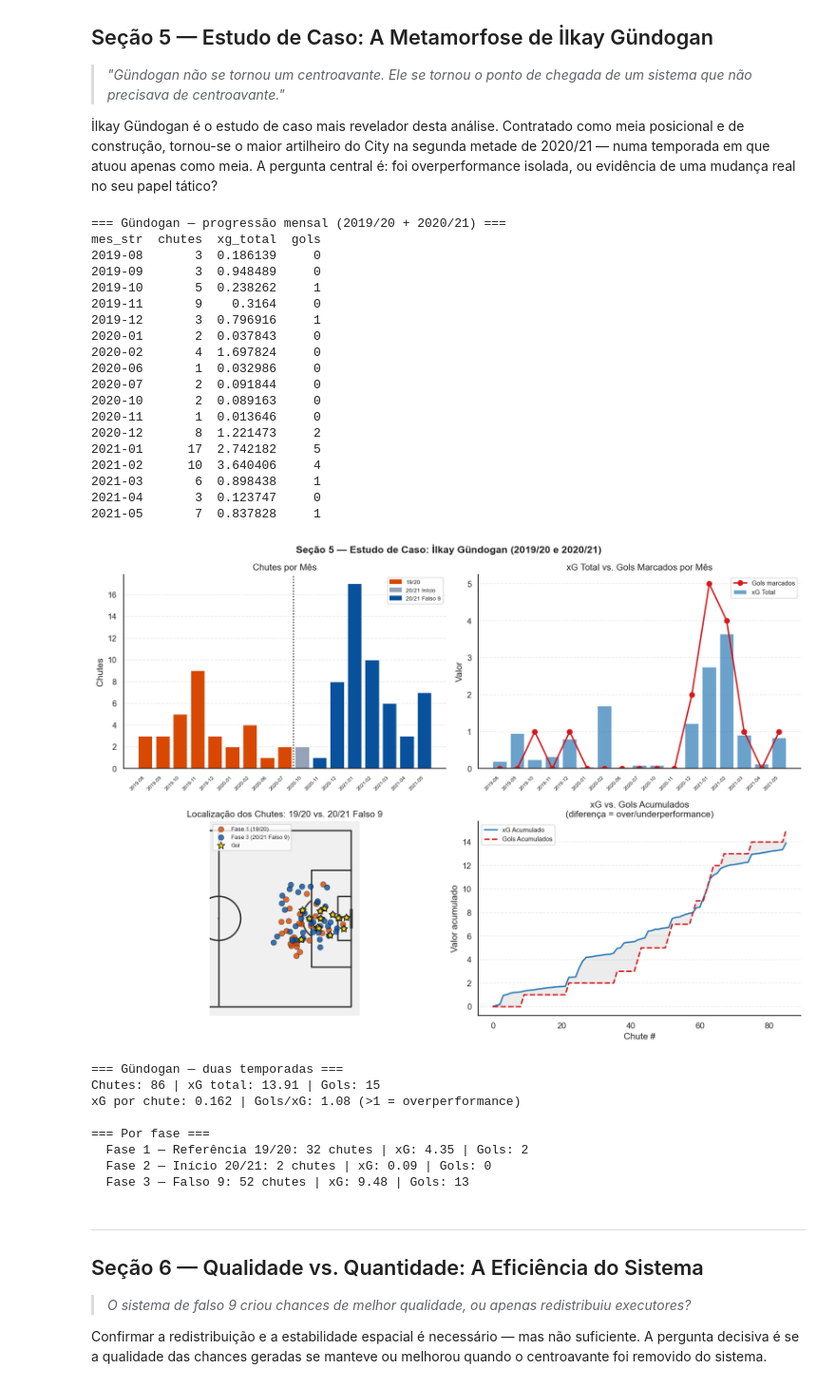
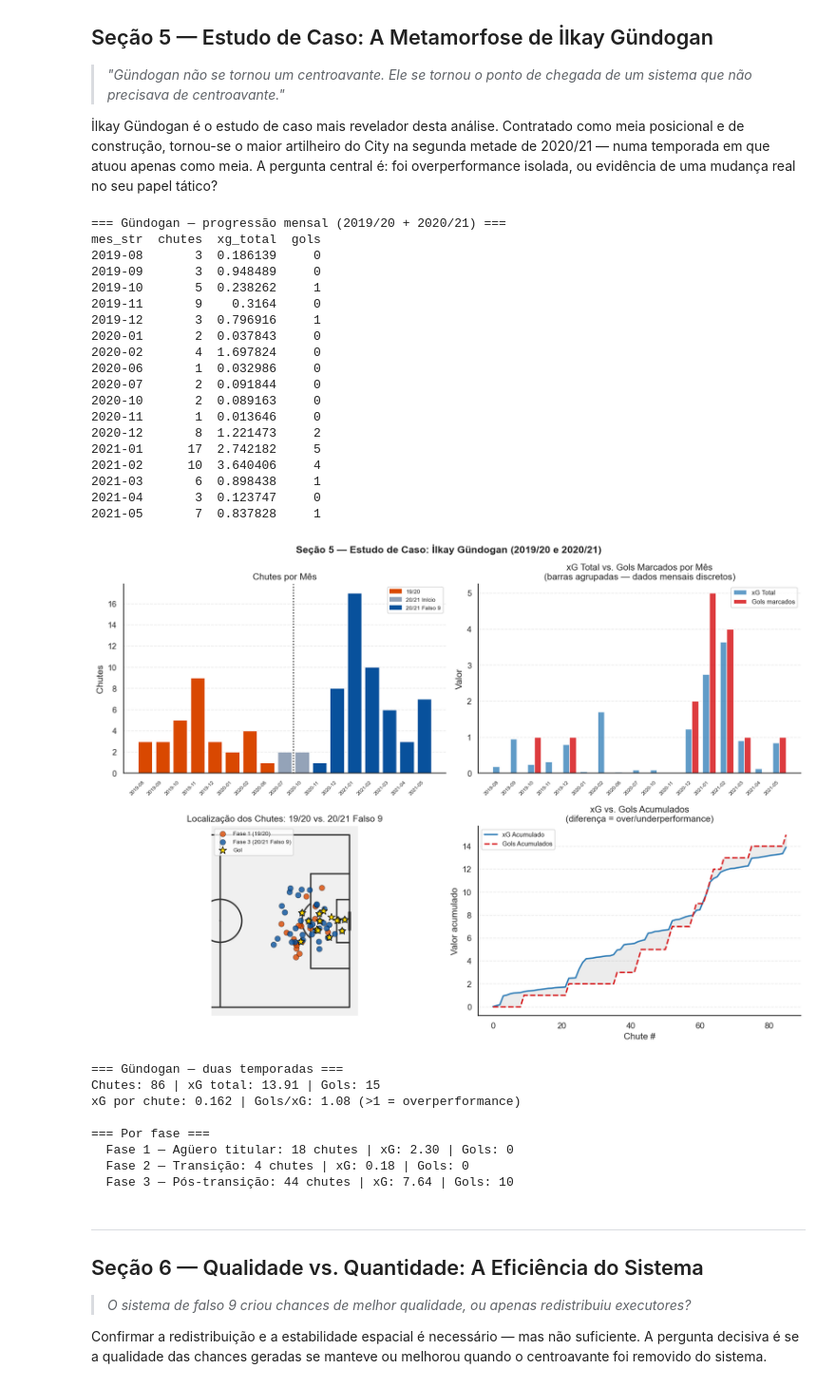
Before and after one commit to carolabdu/futebol-analise, a Jupyter notebook: Analise_City_19_20_20_21_completo.ipynb, the cells around one changed output. Shown at 95% size. Drawn from its saved outputs; the diff is of its cells as text; code cells hidden in the pictures.

```diff
--- a/Analise_City_19_20_20_21_completo.ipynb
+++ b/Analise_City_19_20_20_21_completo.ipynb
@@ -81,6 +84,8 @@ mc_shots = df_shots[df_shots['team'].str.contains('Manchester City', case=False,
 
 # Garantir formato datetime
 mc_shots['date'] = pd.to_datetime(mc_shots['date'])
+# Criar coluna match_date (data do jogo) para agregações por partida
+mc_shots['match_date'] = mc_shots['date'].dt.date
 
 # Converter coordenadas Understat (0-1) para StatsBomb (0-120 x 0-80)
 if 'x_sb' not in mc_shots.columns:
@@ -495,7 +593,7 @@ def hhi(group):
 mc_shots_valid = mc_shots[mc_shots['fase'].notna()].copy()
 
 hhi_per_game = (
-    mc_shots_valid.groupby(['date', 'fase'])
+    mc_shots_valid.groupby(['match_date', 'fase'])
     .apply(hhi)
     .reset_index(name='hhi')
 )
@@ -527,15 +625,15 @@ ax.set_ylim(0, 1)
 
 ax2 = axes[1]
 hhi_trend = hhi_per_game.copy()
-hhi_trend['date'] = pd.to_datetime(hhi_trend['date'])
-hhi_trend = hhi_trend.sort_values('date')
+hhi_trend['match_date'] = pd.to_datetime(hhi_trend['match_date'])
+hhi_trend = hhi_trend.sort_values('match_date')
 
 rolling_window = hhi_trend['hhi'].rolling(window=5, min_periods=2).mean()
-ax2.plot(hhi_trend['date'], rolling_window, color='#333333', linewidth=2, label='Média móvel (5 jogos)')
+ax2.plot(hhi_trend['match_date'], rolling_window, color='#333333', linewidth=2, label='Média móvel (5 jogos)')
 
 for fase in fase_order:
     sub = hhi_trend[hhi_trend['fase'] == fase]
-    ax2.scatter(sub['date'], sub['hhi'], color=cores_fase[fase], s=35, alpha=0.6, label=fase)
+    ax2.scatter(sub['match_date'], sub['hhi'], color=cores_fase[fase], s=35, alpha=0.6, label=fase)
 
 # Linhas de marco temporal
 DATA_VIRADA = pd.Timestamp('2021-01-03')
@@ -591,26 +698,27 @@ fig.suptitle(
     fontsize=14, fontweight='bold'
 )
 
-# Classificar mês por fase para colorir
-def classify_month(mes_str):
-    d = pd.Timestamp(mes_str + '-01')
-    if d < DATA_FIM_1920:
-        return '#D94801'
-    elif d <= DATA_FIM_FASE2:
-        return '#94A3B8'
-    else:
-        return '#08519C'
+def classify_month_fixed(mes_str):
+    amostra_mes = mc_shots[mc_shots['match_date_key'].str.startswith(mes_str)]
+    if len(amostra_mes) > 0:
+        fase_predominante = amostra_mes['fase'].value_counts().index[0]
+        if fase_predominante == fase1_label:
+            return '#D94801'
+        elif fase_predominante == fase2_label:
+            return '#94A3B8'
+        elif fase_predominante == fase3_label:
+            return '#08519C'
+    return '#94A3B8'
 
 x = range(len(monthly))
 
 ax = axes[0, 0]
-bar_colors = [classify_month(m) for m in monthly['mes_str']]
+bar_colors = [classify_month_fixed(m) for m in monthly['mes_str']]
 bars = ax.bar(x, monthly['chutes'], color=bar_colors, edgecolor='white', linewidth=0.5)
 ax.set_xticks(x)
 ax.set_xticklabels(monthly['mes_str'], rotation=45, ha='right', fontsize=7)
 ax.set_ylabel('Chutes')
 ax.set_title('Chutes por Mês')
-# Linha separando as temporadas
 idx_2021 = next((i for i, m in enumerate(monthly['mes_str']) if m >= '2020-09'), None)
 if idx_2021 is not None:
     ax.axvline(x=idx_2021 - 0.5, color='black', linestyle=':', linewidth=1.5, label='Início 20/21')
@@ -622,21 +730,26 @@ legend_patches = [
 ax.legend(handles=legend_patches, fontsize=8)
 ax.yaxis.grid(True, linestyle='--', alpha=0.4)
 
+# Subplot [0,1]: xG vs Gols — barras agrupadas (dados mensais discretos, sem linha contínua)
 ax = axes[0, 1]
-ax.bar(x, monthly['xg_total'], color='#2c7bb6', alpha=0.7, label='xG Total', edgecolor='white')
-ax.plot(x, monthly['gols'], 'o-', color='#d7191c', linewidth=2, markersize=7, label='Gols marcados')
-ax.set_xticks(x)
+x_arr = np.array(list(x))
+w = 0.38
+ax.bar(x_arr - w / 2, monthly['xg_total'], w, color='#2c7bb6', alpha=0.75,
+       label='xG Total', edgecolor='white')
+ax.bar(x_arr + w / 2, monthly['gols'], w, color='#d7191c', alpha=0.85,
+       label='Gols marcados', edgecolor='white')
+ax.set_xticks(x_arr)
 ax.set_xticklabels(monthly['mes_str'], rotation=45, ha='right', fontsize=7)
 ax.set_ylabel('Valor')
-ax.set_title('xG Total vs. Gols Marcados por Mês')
+ax.set_title('xG Total vs. Gols Marcados por Mês\n(barras agrupadas — dados mensais discretos)')
 ax.legend(fontsize=9)
 ax.yaxis.grid(True, linestyle='--', alpha=0.4)
 
 ax = axes[1, 0]
 pitch_small = Pitch(pitch_type='statsbomb', half=True, pitch_color='#f0f0f0', line_color='#333333')
 pitch_small.draw(ax=ax)
-gund_f1 = gund[gund['fase'] == 'Fase 1 — Referência 19/20']
-gund_f3 = gund[gund['fase'] == 'Fase 3 — Falso 9']
+gund_f1 = gund[gund['fase'] == fase1_label]
+gund_f3 = gund[gund['fase'] == fase3_label]
 ax.scatter(gund_f1['x_sb'], gund_f1['y_sb'], s=60, color='#D94801', alpha=0.8,
            edgecolors='black', lw=0.4, label='Fase 1 (19/20)', zorder=3)
 ax.scatter(gund_f3['x_sb'], gund_f3['y_sb'], s=60, color='#08519C', alpha=0.8,
@@ -668,44 +781,43 @@ plt.show()
 total_xg = gund['xg'].sum()
 total_gols = gund['is_goal'].sum()
 print(f"\n=== Gündogan — duas temporadas ===")
 print(f"Chutes: {len(gund)} | xG total: {total_xg:.2f} | Gols: {total_gols}")
 print(f"xG por chute: {total_xg/len(gund):.3f} | Gols/xG: {total_gols/total_xg:.2f} (>1 = overperformance)")
 
-# Comparativo por fase
 print("\n=== Por fase ===")
-for fase in ['Fase 1 — Referência 19/20', 'Fase 2 — Início 20/21', 'Fase 3 — Falso 9']:
+for fase in [fase1_label, fase2_label, fase3_label]:
     sub = gund[gund['fase'] == fase]
     if len(sub) > 0:
         print(f"  {fase}: {len(sub)} chutes | xG: {sub['xg'].sum():.2f} | Gols: {sub['is_goal'].sum()}")
 # %% [output]
 === Gündogan — progressão mensal (2019/20 + 2020/21) ===
 mes_str  chutes  xg_total  gols
 2019-08       3  0.186139     0
 2019-09       3  0.948489     0
 2019-10       5  0.238262     1
 2019-11       9    0.3164     0
 2019-12       3  0.796916     1
 2020-01       2  0.037843     0
 2020-02       4  1.697824     0
 2020-06       1  0.032986     0
 2020-07       2  0.091844     0
 2020-10       2  0.089163     0
 2020-11       1  0.013646     0
 2020-12       8  1.221473     2
 2021-01      17  2.742182     5
 2021-02      10  3.640406     4
 2021-03       6  0.898438     1
 2021-04       3  0.123747     0
 2021-05       7  0.837828     1
-[figure, old version]
+[figure, new version]
 === Gündogan — duas temporadas ===
 Chutes: 86 | xG total: 13.91 | Gols: 15
 xG por chute: 0.162 | Gols/xG: 1.08 (>1 = overperformance)
 
 === Por fase ===
-  Fase 1 — Referência 19/20: 32 chutes | xG: 4.35 | Gols: 2
-  Fase 2 — Início 20/21: 2 chutes | xG: 0.09 | Gols: 0
-  Fase 3 — Falso 9: 52 chutes | xG: 9.48 | Gols: 13
+  Fase 1 — Agüero titular: 18 chutes | xG: 2.30 | Gols: 0
+  Fase 2 — Transição: 4 chutes | xG: 0.18 | Gols: 0
+  Fase 3 — Pós-transição: 44 chutes | xG: 7.64 | Gols: 10
 # %% [markdown]
 ---
 ## Seção 6 — Qualidade vs. Quantidade: A Eficiência do Sistema
```
Also changed, not shown: parts of 17 cells of this notebook.
